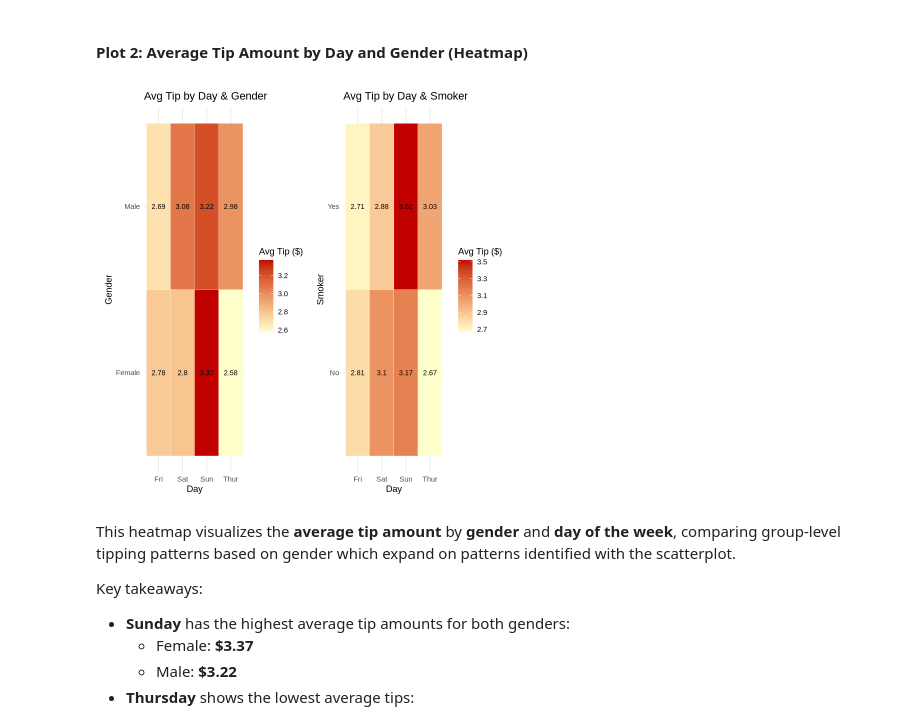
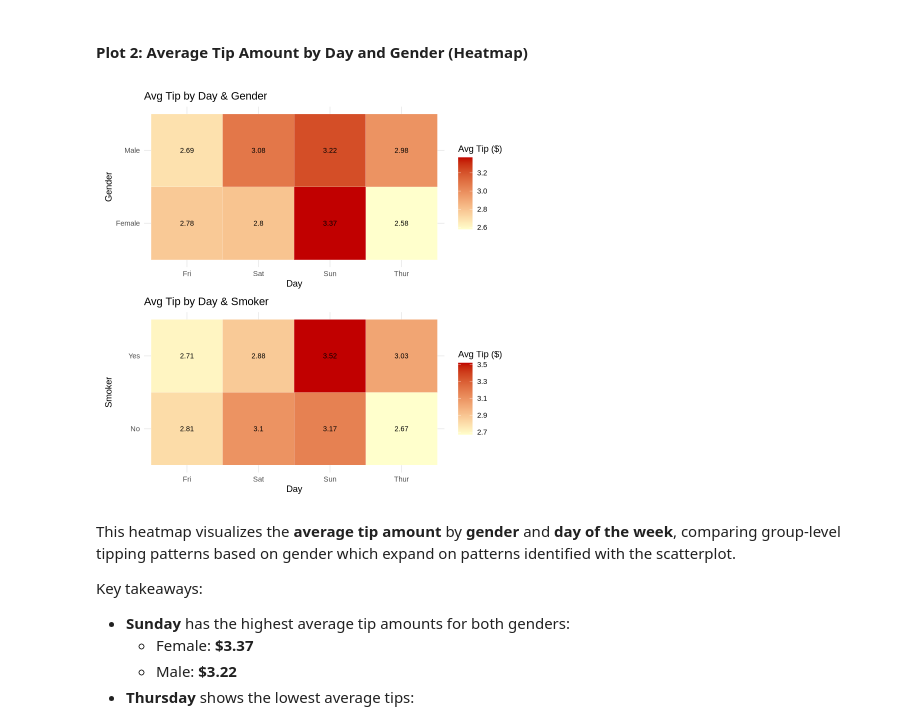
Before and after one commit to gracieS02/Final-Project_1, a Jupyter notebook: FinalProjectCode.ipynb, the cells around one changed output. Saved outputs shown, nothing was run; the diff lists cells and outputs as text; code cells hidden in the pictures.

```diff
--- a/FinalProjectCode.ipynb
+++ b/FinalProjectCode.ipynb
@@ -259,35 +259,35 @@ plot_gender <- tips_df %>%
   summarise(avg_tip = round(mean(tip), 2), .groups = "drop") %>%
   ggplot(aes(x = day, y = gender, fill = avg_tip)) +
   geom_tile(color = "white") +
   geom_text(aes(label = avg_tip), color = "black", size = 3) +
   scale_fill_gradient(low = "#ffffcc", high = "#c10000") +
   labs(
     title = "Avg Tip by Day & Gender",
     x = "Day",
     y = "Gender",
     fill = "Avg Tip ($)"
   ) +
   theme_minimal(base_size = 11)
 
 # Plot 2: Tip by Day and Smoker
 plot_smoker <- tips_df %>%
   group_by(day, smoker) %>%
   summarise(avg_tip = round(mean(tip), 2), .groups = "drop") %>%
   ggplot(aes(x = day, y = smoker, fill = avg_tip)) +
   geom_tile(color = "white") +
   geom_text(aes(label = avg_tip), color = "black", size = 3) +
   scale_fill_gradient(low = "#ffffcc", high = "#c10000") +
   labs(
     title = "Avg Tip by Day & Smoker",
     x = "Day",
     y = "Smoker",
     fill = "Avg Tip ($)"
   ) +
   theme_minimal(base_size = 11)
 
-plot_gender + plot_smoker + plot_layout(ncol = 2)
+plot_gender + plot_smoker + plot_layout(ncol = 1)
 # %% [output]
-[figure, old version]
+[figure, new version]
 # %% [markdown]
 This heatmap visualizes the **average tip amount** by **gender** and **day of the week**, comparing group-level tipping patterns based on gender which expand on patterns identified with the scatterplot.
 
```
